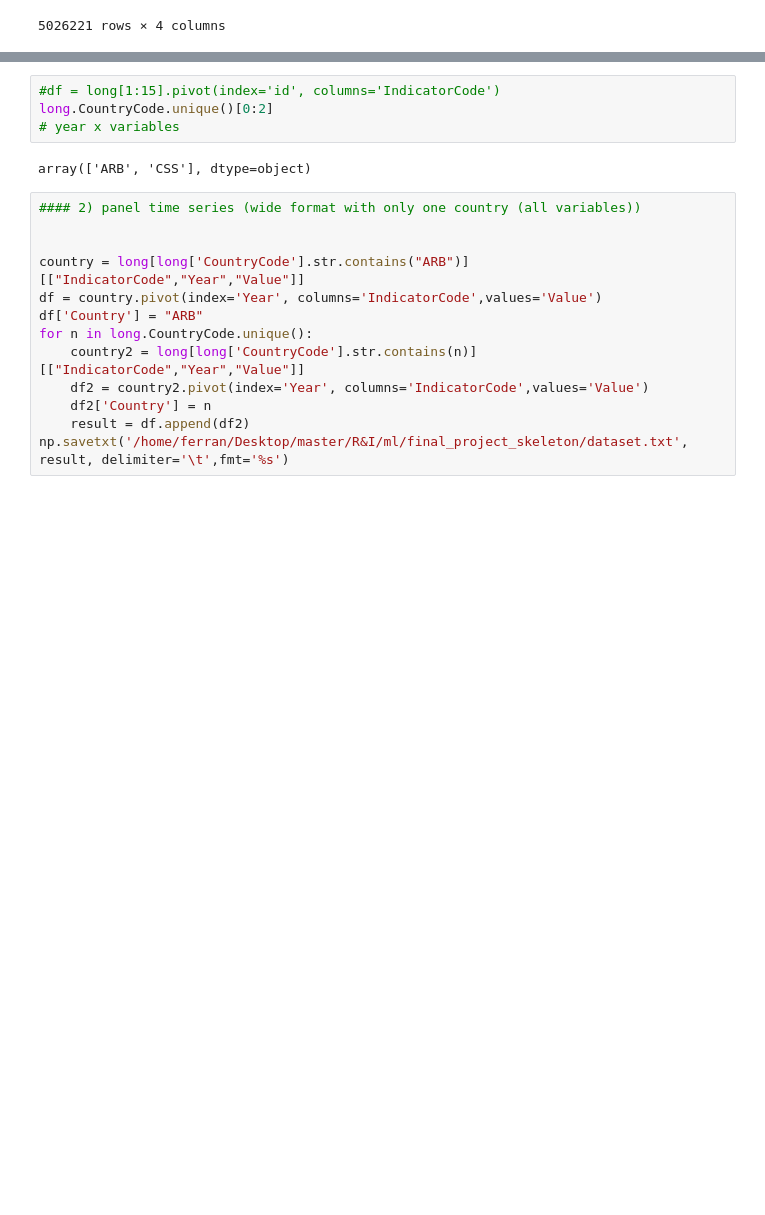
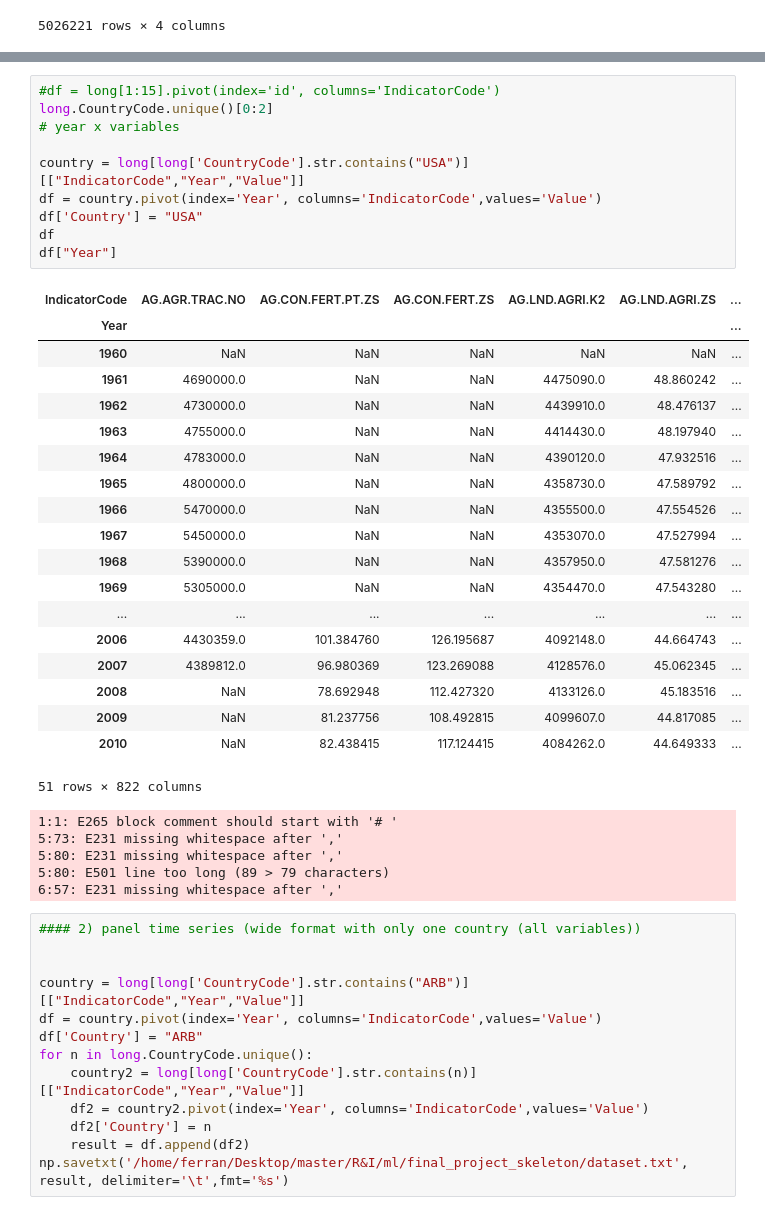
Before and after one commit to brantrigo/GDP-Growth, a Jupyter notebook: analysis/dbCreation_DescriptiveAnalsyis.ipynb, the cells around one changed output, grey strips where cells are left out. Cells and saved outputs as stored; diff of their text form; blank space fills up the shorter version.

```diff
--- a/analysis/dbCreation_DescriptiveAnalsyis.ipynb
+++ b/analysis/dbCreation_DescriptiveAnalsyis.ipynb
@@ -63,9 +63,38 @@ summ_vars2[~summ_vars2.IndicatorName.str.contains("% of GDP")]
 # %%
 #df = long[1:15].pivot(index='id', columns='IndicatorCode')
 long.CountryCode.unique()[0:2]
 # year x variables
+
+country = long[long['CountryCode'].str.contains("USA")][["IndicatorCode","Year","Value"]]
+df = country.pivot(index='Year', columns='IndicatorCode',values='Value')
+df['Country'] = "USA"
+df
+df["Year"]
 # %% [output]
+| IndicatorCode | AG.AGR.TRAC.NO | AG.CON.FERT.PT.ZS | AG.CON.FERT.ZS | AG.LND.AGRI.K2 | AG.LND.AGRI.ZS | ... |
+| Year |  |  |  |  |  | ... |
+| 1960 | NaN | NaN | NaN | NaN | NaN | ... |
+| 1961 | 4690000.0 | NaN | NaN | 4475090.0 | 48.860242 | ... |
+| 1962 | 4730000.0 | NaN | NaN | 4439910.0 | 48.476137 | ... |
+| 1963 | 4755000.0 | NaN | NaN | 4414430.0 | 48.197940 | ... |
+| 1964 | 4783000.0 | NaN | NaN | 4390120.0 | 47.932516 | ... |
+| 1965 | 4800000.0 | NaN | NaN | 4358730.0 | 47.589792 | ... |
+| 1966 | 5470000.0 | NaN | NaN | 4355500.0 | 47.554526 | ... |
+| 1967 | 5450000.0 | NaN | NaN | 4353070.0 | 47.527994 | ... |
+| 1968 | 5390000.0 | NaN | NaN | 4357950.0 | 47.581276 | ... |
+| 1969 | 5305000.0 | NaN | NaN | 4354470.0 | 47.543280 | ... |
+| ... | ... | ... | ... | ... | ... | ... |
+| 2006 | 4430359.0 | 101.384760 | 126.195687 | 4092148.0 | 44.664743 | ... |
+| 2007 | 4389812.0 | 96.980369 | 123.269088 | 4128576.0 | 45.062345 | ... |
+| 2008 | NaN | 78.692948 | 112.427320 | 4133126.0 | 45.183516 | ... |
+| 2009 | NaN | 81.237756 | 108.492815 | 4099607.0 | 44.817085 | ... |
+| 2010 | NaN | 82.438415 | 117.124415 | 4084262.0 | 44.649333 | ... |
-array(['ARB', 'CSS'], dtype=object)
+51 rows × 822 columns
+1:1: E265 block comment should start with '# '
+5:73: E231 missing whitespace after ','
+5:80: E231 missing whitespace after ','
+5:80: E501 line too long (89 > 79 characters)
+6:57: E231 missing whitespace after ','
 # %%
 #### 2) panel time series (wide format with only one country (all variables))
 
```
Also changed, not shown: 2 other files.
